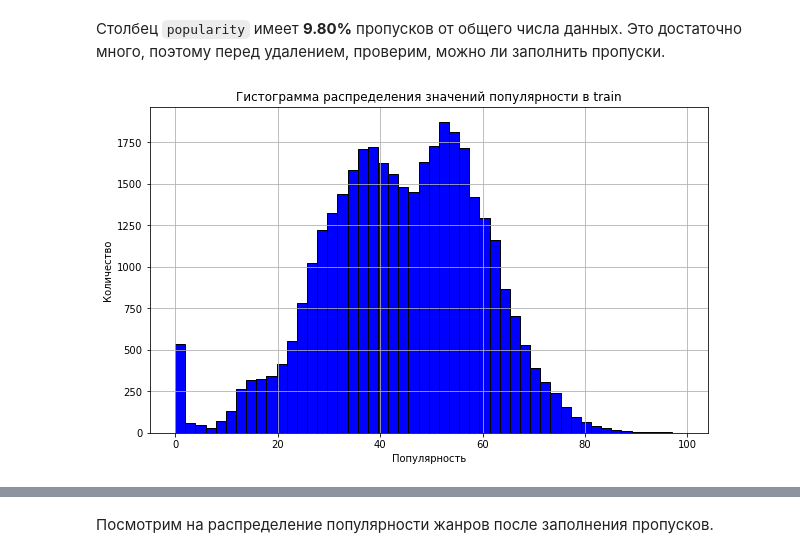
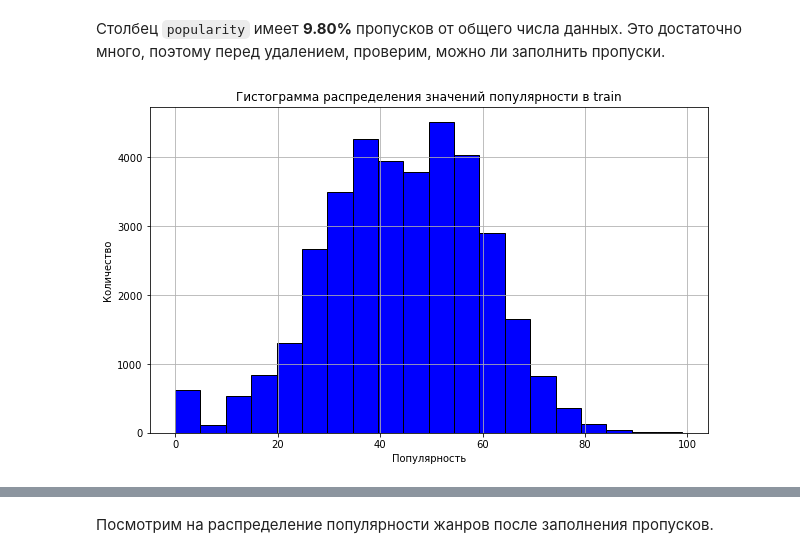
Before and after one commit to EPrutskoy/Kaggle_music_genre_prediction, a Jupyter notebook: music_model_notebook.ipynb, the cells around one changed output, grey strips where cells are left out. Saved outputs shown, nothing was run; the diff lists cells and outputs as text; code cells hidden in the pictures.

```diff
--- a/music_model_notebook.ipynb
+++ b/music_model_notebook.ipynb
@@ -314,11 +318,11 @@ plt.show()
 Столбец `popularity` имеет **9.80%** пропусков от общего числа данных. Это достаточно много, поэтому перед удалением, проверим, можно ли заполнить пропуски.
 # %%
 plt.figure(figsize=(10, 6))
-plt.hist(train['popularity'], bins=50, color='blue', edgecolor='black')
+plt.hist(train['popularity'], bins=20, color='blue', edgecolor='black')
 plt.title('Гистограмма распределения значений популярности в train')
 plt.xlabel('Популярность')
 plt.ylabel('Количество')
 plt.grid(True)
 plt.show()
 # %% [output]
-[figure, old version]
+[figure, new version]
```
Also changed, not shown: parts of 30 cells of this notebook.
